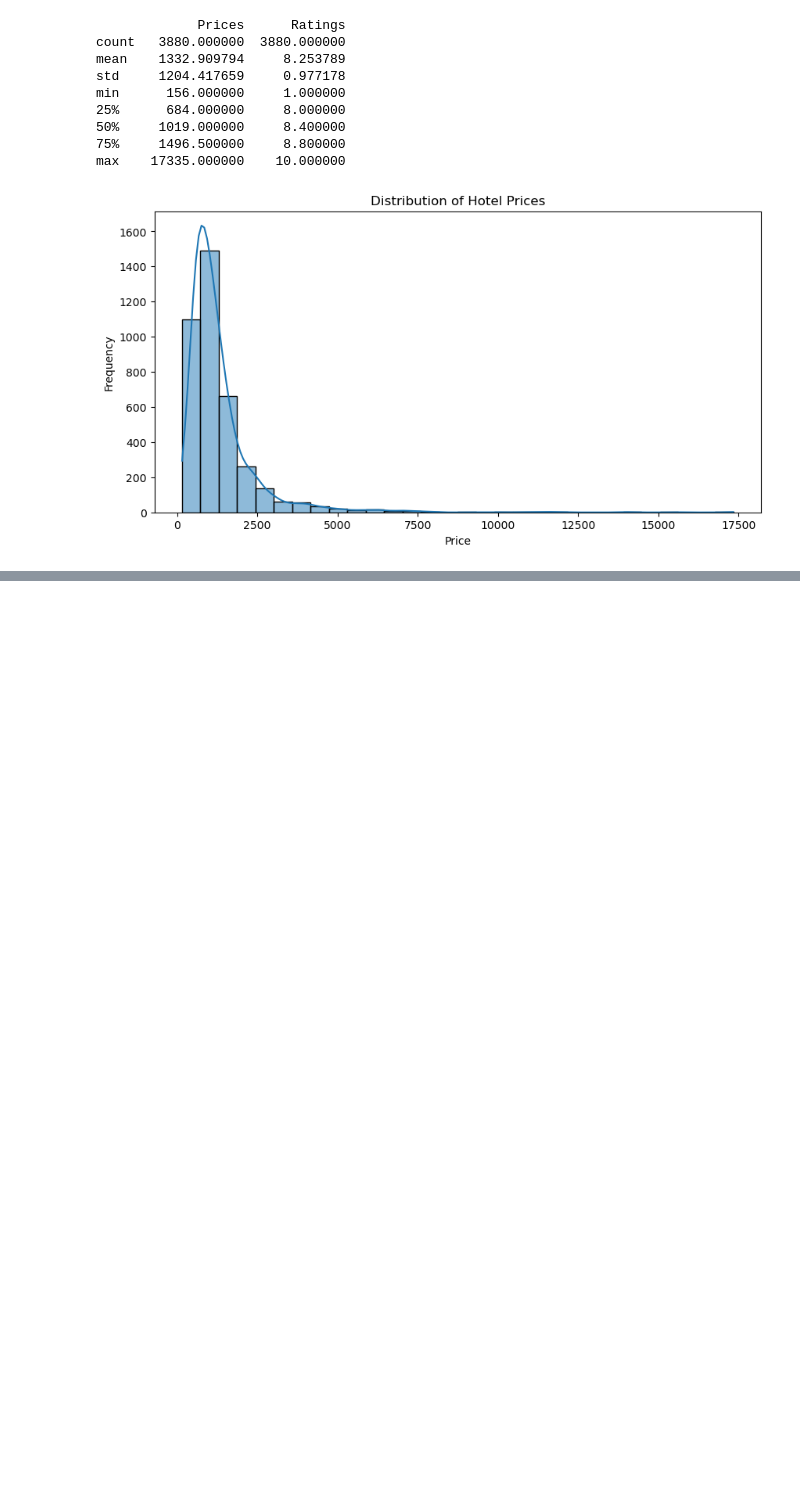
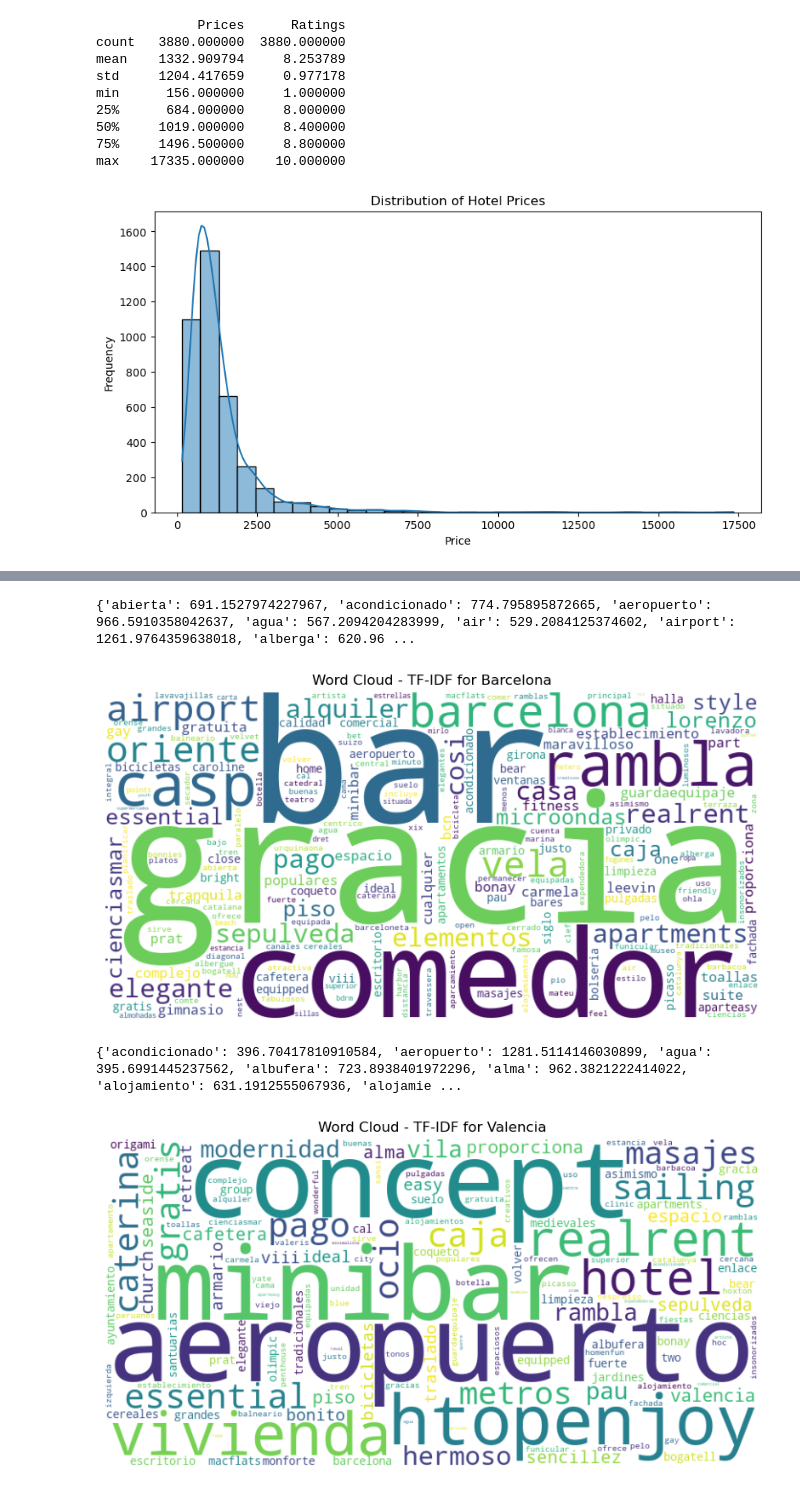
Before and after one commit to mariasimakova/tm_project1, a Jupyter notebook: preprocessing.ipynb, the cells around one changed output, grey strips where cells are left out. Saved outputs shown, nothing was run; the diff lists cells and outputs as text; code cells hidden in the pictures; blank space fills up the shorter version.

Commit message:
wordcloud

```diff
--- a/preprocessing.ipynb
+++ b/preprocessing.ipynb
@@ -189,0 +102,3 @@ print("\nProcessed descriptions saved to 'processed_hotel_descriptions.csv'")
+# %%
+combined_data.drop(columns=['City', 'Date Period'], inplace=True)
+combined_data
@@ -189,0 +190,6 @@ print("\nProcessed descriptions saved to 'processed_hotel_descriptions.csv'")
+# %%
+# Merge with city data
+dtm_final.index = combined_data.index
+dtm_final = combined_data[['Treatment']].join(dtm_final)
+dtm_final['City'] = dtm_final['Treatment'].map({1: 'Barcelona', 0: 'Valencia'})
+dtm_final
@@ -189,0 +210,7 @@ print("\nProcessed descriptions saved to 'processed_hotel_descriptions.csv'")
+# %%
+# Convert DTM to text format grouped by City
+dtm_text_by_city = {
+    city: [" ".join([word for word, count in zip(dtm_final.columns, row) if count > 0])
+           for row in dtm_final[dtm_final['City'] == city].drop(columns=['Treatment', 'City']).values]
+    for city in dtm_final['City'].unique()
+}
@@ -189,0 +237,52 @@ print("\nProcessed descriptions saved to 'processed_hotel_descriptions.csv'")
+# %%
+# Load English and Spanish stopwords
+english_stopwords = set(stopwords.words('english'))
+spanish_stopwords = set(stopwords.words('spanish'))
+
+# Combine both sets
+custom_stopwords = list(english_stopwords.union(spanish_stopwords))
+def generate_wordcloud_tfidf(text_data, city_name):
+    """
+    Generates a TF-IDF-based word cloud for the given city.
+
+    Args:
+        text_data (list): List of processed text documents for the city.
+        city_name (str): City name (Barcelona/Valencia).
+    """
+
+    # Initialize TF-IDF Vectorizer
+    vectorizer = TfidfVectorizer(
+        norm=None,
+        min_df=0.05,
+        max_df=0.3,
+        stop_words=custom_stopwords,
+        token_pattern=r'\b[a-zA-Z]{3,}\b',
+        sublinear_tf=False
+    )
+
+    # Fit and transform the text data
+    X_tfidf = vectorizer.fit_transform(text_data)
+
+    # Extract term frequencies
+    tfidf_sum = np.asarray(X_tfidf.sum(axis=0)).ravel()
+    features = vectorizer.get_feature_names_out()
+    freq_dict_tfidf = dict(zip(features, tfidf_sum))
+    print(freq_dict_tfidf)
+    # Generate Word Cloud
+    wordcloud = WordCloud(width=800, height=400, background_color="white").generate_from_frequencies(freq_dict_tfidf)
+
+    # Plot Word Cloud
+    plt.figure(figsize=(10, 5))
+    plt.imshow(wordcloud, interpolation="bilinear")
+    plt.axis("off")
+    plt.title(f"Word Cloud - TF-IDF for {city_name}")
+    plt.show()
+
+# Generate TF-IDF Word Clouds for Barcelona and Valencia
+for city in dtm_text_by_city.keys():
+    generate_wordcloud_tfidf(dtm_text_by_city[city], city)
+# %% [output]
+{'abierta': 691.1527974227967, 'acondicionado': 774.795895872665, 'aeropuerto': 966.5910358042637, 'agua': 567.2094204283999, 'air': 529.2084125374602, 'airport': 1261.9764359638018, 'alberga': 620.96 ...
+[figure, added]
+{'acondicionado': 396.70417810910584, 'aeropuerto': 1281.5114146030899, 'agua': 395.6991445237562, 'albufera': 723.8938401972296, 'alma': 962.3821222414022, 'alojamiento': 631.1912555067936, 'alojamie ...
+[figure, added]
```
Also changed, not shown: parts of 32 cells of this notebook.
